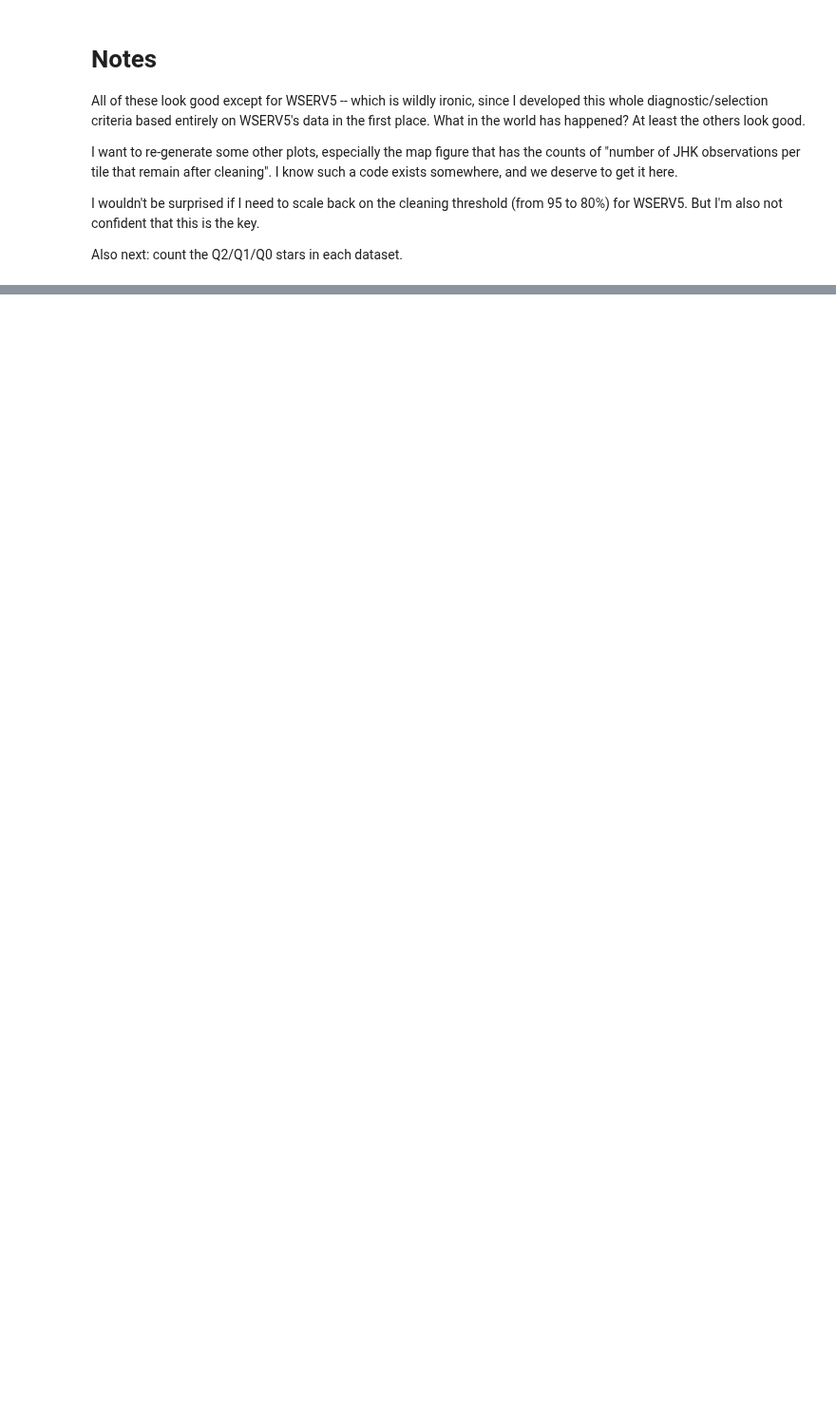
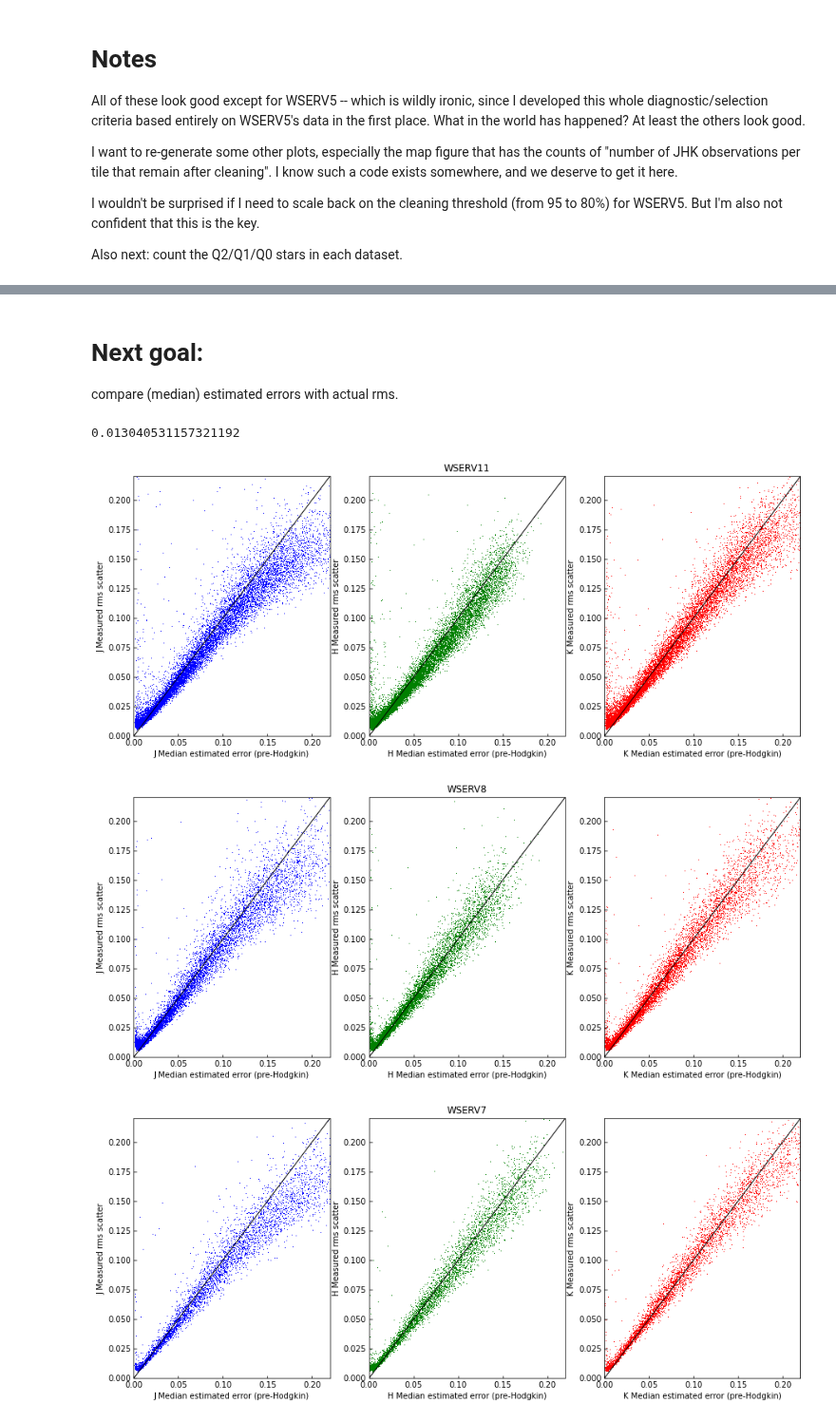
Before and after one commit to tomr-stargazer/Variability_Project_2020, a Jupyter notebook: wuvars/analysis/prototypes/Assessing the output of create_summary_spreadsheets.ipynb, the cells around one changed output, grey strips where cells are left out. Shown at 95% size. Saved outputs shown, nothing was run; the diff lists cells and outputs as text; code cells hidden in the pictures; blank space fills up the shorter version.

```diff
--- a/wuvars/analysis/prototypes/Assessing the output of create_summary_spreadsheets.ipynb
+++ b/wuvars/analysis/prototypes/Assessing the output of create_summary_spreadsheets.ipynb
@@ -69,0 +120,68 @@ Also next: count the Q2/Q1/Q0 stars in each dataset.
+# %% [markdown]
+# Next goal:
+compare (median) estimated errors with actual rms.
+# %%
+def uncorrected_error(M, s=0.021, c=1.082):
+    """
+    M^2 = cE^2 + s^2
+    therefore
+    E = sqrt( (M^2 - s^2) / c )
+    """
+
+    E = np.sqrt( (M**2 - s**2) / c )
+
+    return E
+
+uncorrected_error(0.025)
+# %% [output]
+0.013040531157321192
+# %%
+wserv_ids = [1, 5, 7, 8, 11]
+
+output_root = "/Users/tsrice/Documents/Variability_Project_2020/wuvars/Data/analysis_artifacts"
+
+for wserv in wserv_ids[::-1]:
+
+    output_path = os.path.join(
+        output_root,
+        f"wserv{str(wserv)}",
+        f"WSERV{str(wserv)}_graded_clipped0.95_scrubbed0.1_dusted0.5_summary_spreadsheet.h5",
+    )
+
+    ds = pd.read_hdf(output_path, key='table')
+
+    q2_all_indices = (
+        (ds["count"]["N_J"] > 40)
+        & (ds["count"]["N_J"] < 160)
+        & (ds["count"]["N_H"] > 40)
+        & (ds["count"]["N_H"] < 160)
+        & (ds["count"]["N_K"] > 40)
+        & (ds["count"]["N_K"] < 160)
+        & (ds["max"]["JPPERRBITS"] == 0)
+        & (ds["max"]["HPPERRBITS"] == 0)
+        & (ds["max"]["KPPERRBITS"] == 0)
+        & (ds["median"]["PSTAR"] > 0.75)
+    )
+
+    fig, axes = plt.subplots(1, 3, sharex=True, figsize=(15,6))
+
+    axes[0].plot(uncorrected_error(ds['median']['JAPERMAG3ERR'][q2_all_indices]), ds['std']['JAPERMAG3'][q2_all_indices], 'b,')
+    axes[1].plot(uncorrected_error(ds['median']['HAPERMAG3ERR'][q2_all_indices]), ds['std']['HAPERMAG3'][q2_all_indices], 'g,')
+    axes[2].plot(uncorrected_error(ds['median']['KAPERMAG3ERR'][q2_all_indices]), ds['std']['KAPERMAG3'][q2_all_indices], 'r,')
+
+    for ax, band in zip(axes, ["J", "H", "K"]):
+#         ax.axhline(0.02, color='k', alpha=0.5, lw=0.5)
+        ax.plot([0,1],[0,1], color='k', alpha=1, lw=1, scalex=False, scaley=False)
+        ax.set_ylim(0, 0.22)
+        ax.set_xlim(0, 0.22)
+
+        ax.set_xlabel(f"{band} Median estimated error (pre-Hodgkin)")
+        ax.set_ylabel(f"{band} Measured rms scatter")
+        ax.tick_params(direction='in')
+
+    axes[1].set_title(f"WSERV{wserv}")
+#     plt.subplots_adjust(hspace=0)
+# %% [output]
+[figure, added]
+[figure, added]
+[figure, added]
```
Also changed, not shown: parts of 3 cells of this notebook.
